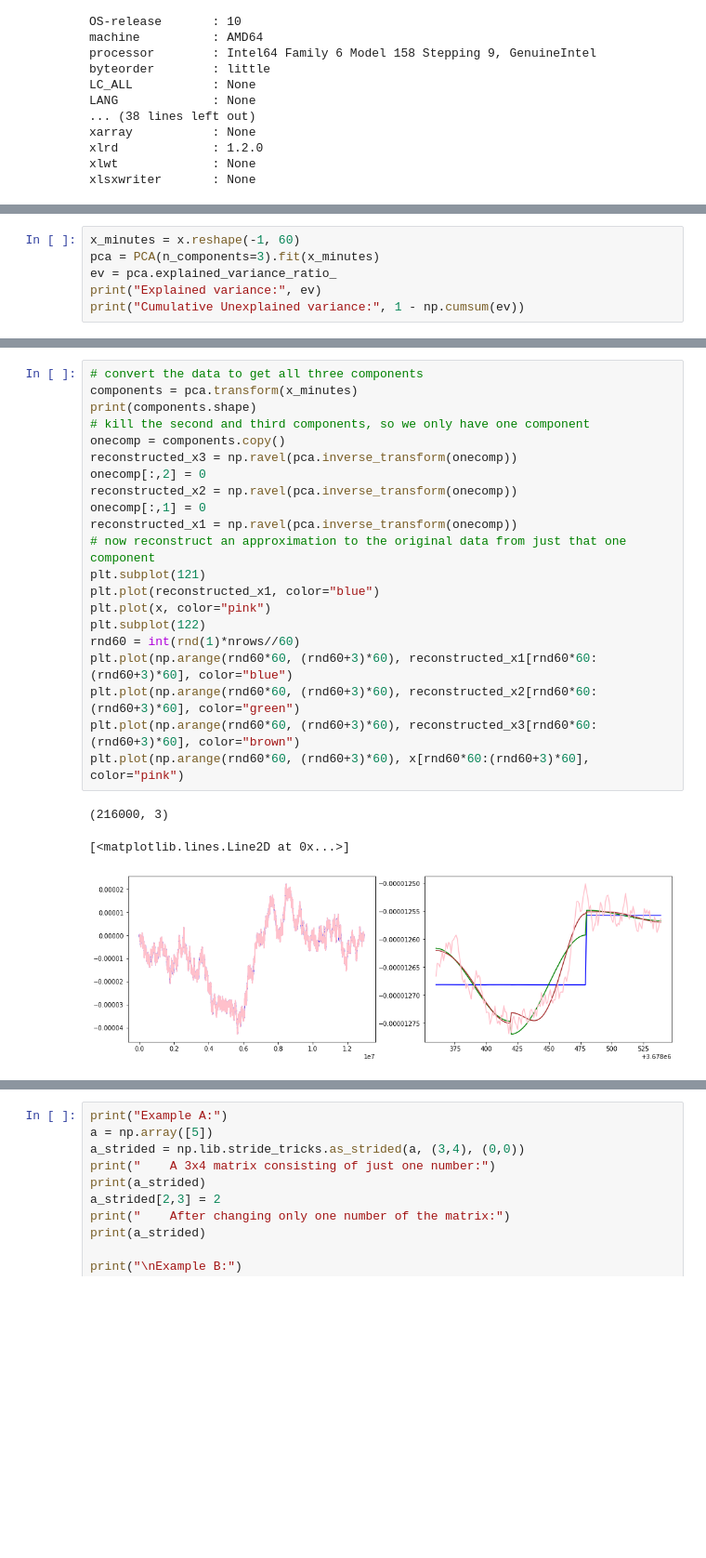
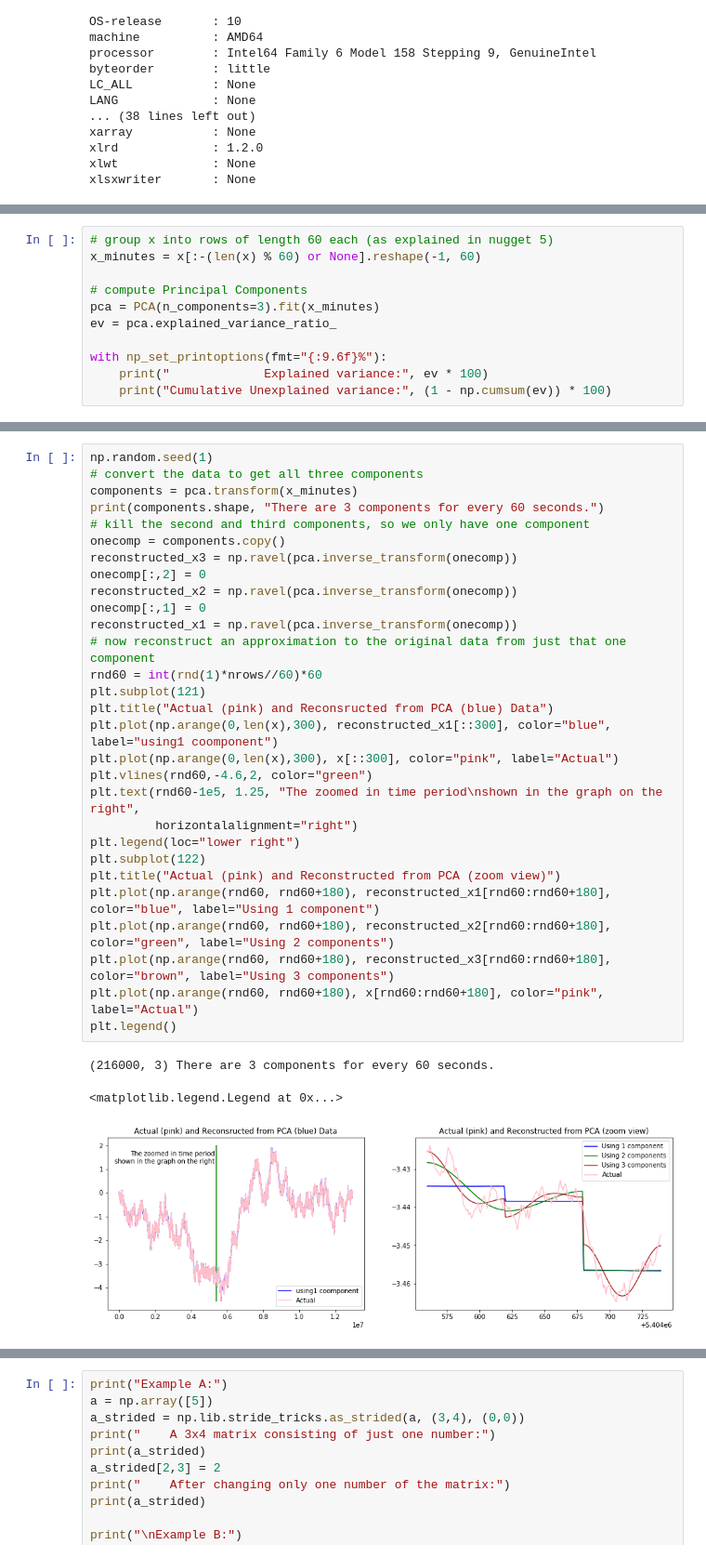
Before and after one commit to arifz/AutoPCA, a Jupyter notebook: AutoPCA.ipynb, the cells around one changed output, grey strips where cells are left out. Shown at 93% size. Cells and saved outputs as stored; diff of their text form; blank space fills up the shorter version.

```diff
--- a/AutoPCA.ipynb
+++ b/AutoPCA.ipynb
@@ -138,7 +265,12 @@ array([[ 0,  1,  2,  3,  4],
 # %%
-x_minutes = x.reshape(-1, 60)
+# group x into rows of length 60 each (as explained in nugget 5)
+x_minutes = x[:-(len(x) % 60) or None].reshape(-1, 60)
+
+# compute Principal Components
 pca = PCA(n_components=3).fit(x_minutes)
 ev = pca.explained_variance_ratio_
-print("Explained variance:", ev)
-print("Cumulative Unexplained variance:", 1 - np.cumsum(ev))
+
+with np_set_printoptions(fmt="{:9.6f}%"):
+    print("             Explained variance:", ev * 100)
+    print("Cumulative Unexplained variance:", (1 - np.cumsum(ev)) * 100)
 # %% [output]
@@ -155,26 +287,34 @@ We do the same with just two components (green line in the right graph below), a
 # %%
+np.random.seed(1)
 # convert the data to get all three components
 components = pca.transform(x_minutes)
-print(components.shape)
+print(components.shape, "There are 3 components for every 60 seconds.")
 # kill the second and third components, so we only have one component
 onecomp = components.copy()
 reconstructed_x3 = np.ravel(pca.inverse_transform(onecomp))
 onecomp[:,2] = 0
 reconstructed_x2 = np.ravel(pca.inverse_transform(onecomp))
 onecomp[:,1] = 0
 reconstructed_x1 = np.ravel(pca.inverse_transform(onecomp))
 # now reconstruct an approximation to the original data from just that one component
+rnd60 = int(rnd(1)*nrows//60)*60
 plt.subplot(121)
-plt.plot(reconstructed_x1, color="blue")
-plt.plot(x, color="pink")
+plt.title("Actual (pink) and Reconsructed from PCA (blue) Data")
+plt.plot(np.arange(0,len(x),300), reconstructed_x1[::300], color="blue", label="using1 coomponent")
+plt.plot(np.arange(0,len(x),300), x[::300], color="pink", label="Actual")
+plt.vlines(rnd60,-4.6,2, color="green")
+plt.text(rnd60-1e5, 1.25, "The zoomed in time period\nshown in the graph on the right",
+         horizontalalignment="right")
+plt.legend(loc="lower right")
 plt.subplot(122)
-rnd60 = int(rnd(1)*nrows//60)
-plt.plot(np.arange(rnd60*60, (rnd60+3)*60), reconstructed_x1[rnd60*60:(rnd60+3)*60], color="blue")
-plt.plot(np.arange(rnd60*60, (rnd60+3)*60), reconstructed_x2[rnd60*60:(rnd60+3)*60], color="green")
-plt.plot(np.arange(rnd60*60, (rnd60+3)*60), reconstructed_x3[rnd60*60:(rnd60+3)*60], color="brown")
-plt.plot(np.arange(rnd60*60, (rnd60+3)*60), x[rnd60*60:(rnd60+3)*60], color="pink")
+plt.title("Actual (pink) and Reconstructed from PCA (zoom view)")
+plt.plot(np.arange(rnd60, rnd60+180), reconstructed_x1[rnd60:rnd60+180], color="blue", label="Using 1 component")
+plt.plot(np.arange(rnd60, rnd60+180), reconstructed_x2[rnd60:rnd60+180], color="green", label="Using 2 components")
+plt.plot(np.arange(rnd60, rnd60+180), reconstructed_x3[rnd60:rnd60+180], color="brown", label="Using 3 components")
+plt.plot(np.arange(rnd60, rnd60+180), x[rnd60:rnd60+180], color="pink", label="Actual")
+plt.legend()
 # %% [output]
-(216000, 3)
+(216000, 3) There are 3 components for every 60 seconds.
-[<matplotlib.lines.Line2D at 0x...>]
+<matplotlib.legend.Legend at 0x...>
-[figure, old version]
+[figure, new version]
 # %% [markdown]
```
Also changed, not shown: parts of 38 cells of this notebook.
